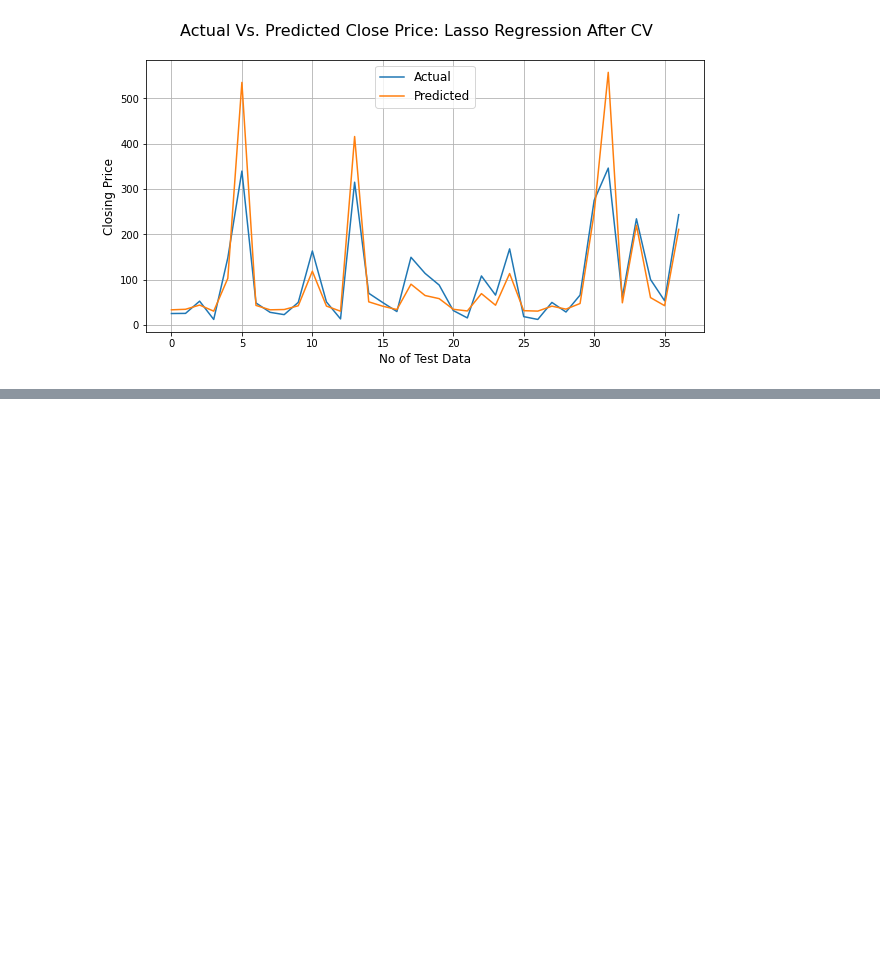
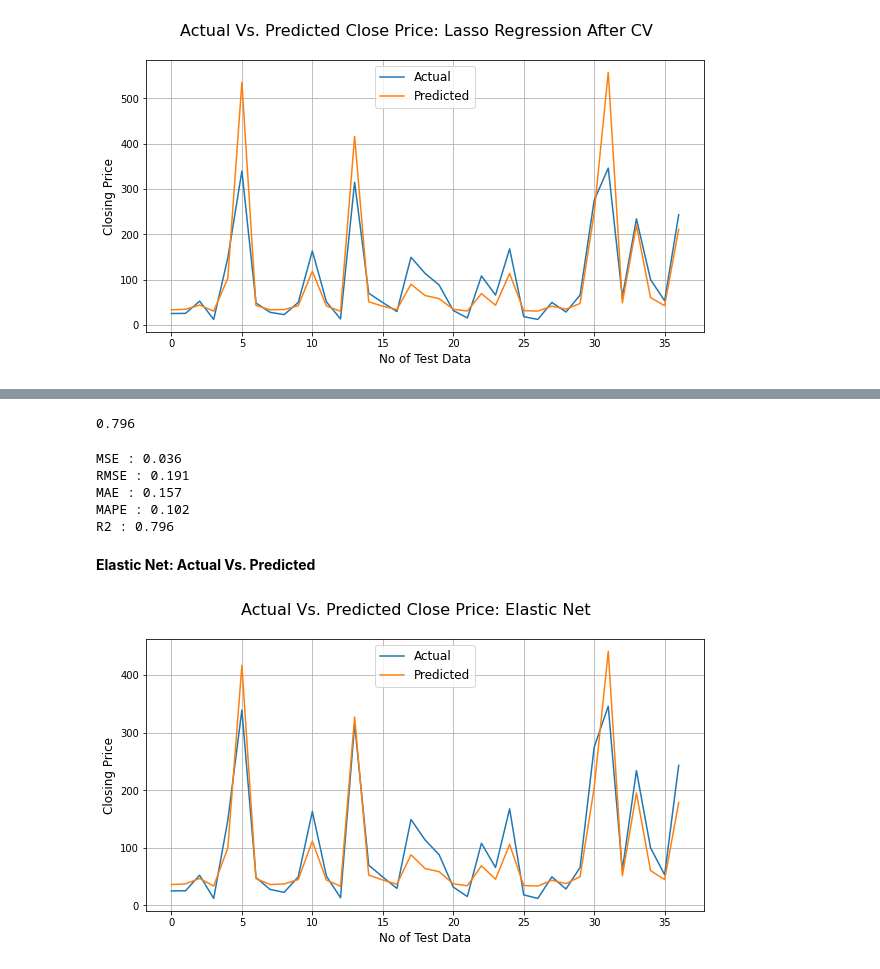
Before and after one commit to Pintu1-data/Yes-Bank-Stock-Closing-Price-Prediction, a Jupyter notebook: Yes_Bank_Stock_Closing_Price_Prediction_Pintu.ipynb, the cells around one changed output, grey strips where cells are left out. Cells and saved outputs as stored; diff of their text form; code cells hidden in the pictures; blank space fills up the shorter version.

```diff
--- a/Yes_Bank_Stock_Closing_Price_Prediction_Pintu.ipynb
+++ b/Yes_Bank_Stock_Closing_Price_Prediction_Pintu.ipynb
@@ -481,0 +581,41 @@ plt.grid()
+# %%
+#fitting data into Elastic Net
+from sklearn.linear_model import ElasticNet
+
+elastic = ElasticNet(alpha=0.1,l1_ratio=0.5)
+elastic_model = elastic.fit(X_train,y_train)
+# %%
+#accuracy of lasso regression model
+round(elastic.score(X_train,y_train),3)
+# %% [output]
+0.796
+# %%
+#prediction of test data.
+y_pred_elastic = elastic.predict(X_test)
+# %%
+# Test Performance of Elastic Net model
+print("MSE :",round(mean_squared_error(y_test, y_pred_elastic), 3))
+print("RMSE :",round(math.sqrt(mean_squared_error(y_test, y_pred_elastic)),3))
+print("MAE :",round(mean_absolute_error(y_test, y_pred_elastic),3))
+print("MAPE :",round(mean_absolute_percentage_error(y_test, y_pred_elastic),3))
+print("R2 :",round(r2_score(y_test, y_pred_elastic), 3))
+# %% [output]
+MSE : 0.036
+RMSE : 0.191
+MAE : 0.157
+MAPE : 0.102
+R2 : 0.796
+# %% [markdown]
+**Elastic Net: Actual Vs. Predicted**
+# %%
+# Actual Price vs. Predicted Price for Elastic Net Plotting
+plt.figure(figsize=(10,5))
+plt.plot(10**(np.array(y_test)))
+plt.plot(10**(y_pred_elastic))
+plt.suptitle('Actual Vs. Predicted Close Price: Elastic Net', fontsize=16)
+plt.legend(['Actual','Predicted'], fontsize=12)
+plt.xlabel('No of Test Data', fontsize=12)
+plt.ylabel('Closing Price', fontsize=12)
+plt.grid()
+# %% [output]
+[figure, added]
```
Also changed, not shown: parts of 21 cells of this notebook.
